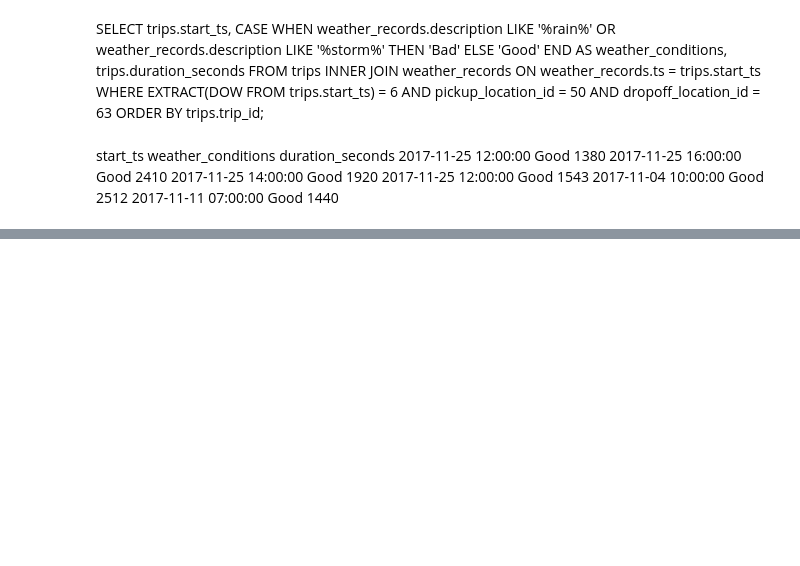
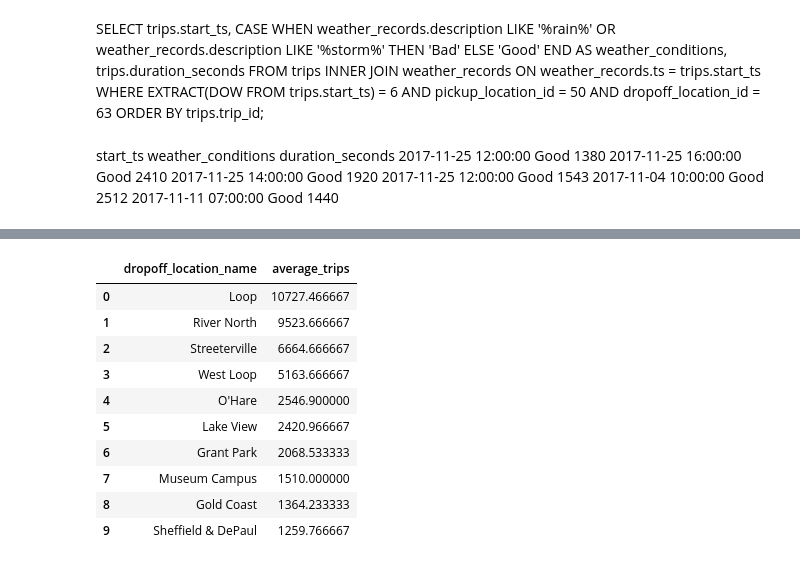
Before and after one commit to jovanespinosa108/DS-project-8, a Jupyter notebook: ds_project_8.ipynb, the cells around one changed output, grey strips where cells are left out. Cells and saved outputs as stored; diff of their text form; code cells hidden in the pictures; blank space fills up the shorter version.

```diff
--- a/ds_project_8.ipynb
+++ b/ds_project_8.ipynb
@@ -301,0 +314,17 @@ start_ts	        weather_conditions	duration_seconds
+# %%
+# Open csv files
+trips_df = pd.read_csv('moved_project_sql_result_01.csv')
+destination_df = pd.read_csv('moved_project_sql_result_04.csv')
+
+# content preview
+print('Vista general del dataset trips\n')
+display(trips_df.head())
+print('\nInformacion general del dataset trips\n')
+print(trips_df.info())
+
+print('\nVista general del dataset destination\n')
+display(destination_df.head())
+print('\nInformacion general del dataset destination\n')
+print(destination_df.info())
+
+# No datatype, null or duplicate information to modify
@@ -301,0 +371,16 @@ start_ts	        weather_conditions	duration_seconds
+# %%
+# Identificar los 10 principales destinos
+top_10_destinations = destination_df.sort_values(by='average_trips', ascending=False).head(10)
+display(top_10_destinations)
+# %% [output]
+|  | dropoff_location_name | average_trips |
+| 0 | Loop | 10727.466667 |
+| 1 | River North | 9523.666667 |
+| 2 | Streeterville | 6664.666667 |
+| 3 | West Loop | 5163.666667 |
+| 4 | O'Hare | 2546.900000 |
+| 5 | Lake View | 2420.966667 |
+| 6 | Grant Park | 2068.533333 |
+| 7 | Museum Campus | 1510.000000 |
+| 8 | Gold Coast | 1364.233333 |
+| 9 | Sheffield & DePaul | 1259.766667 |
```
Also changed, not shown: parts of 7 cells of this notebook.
